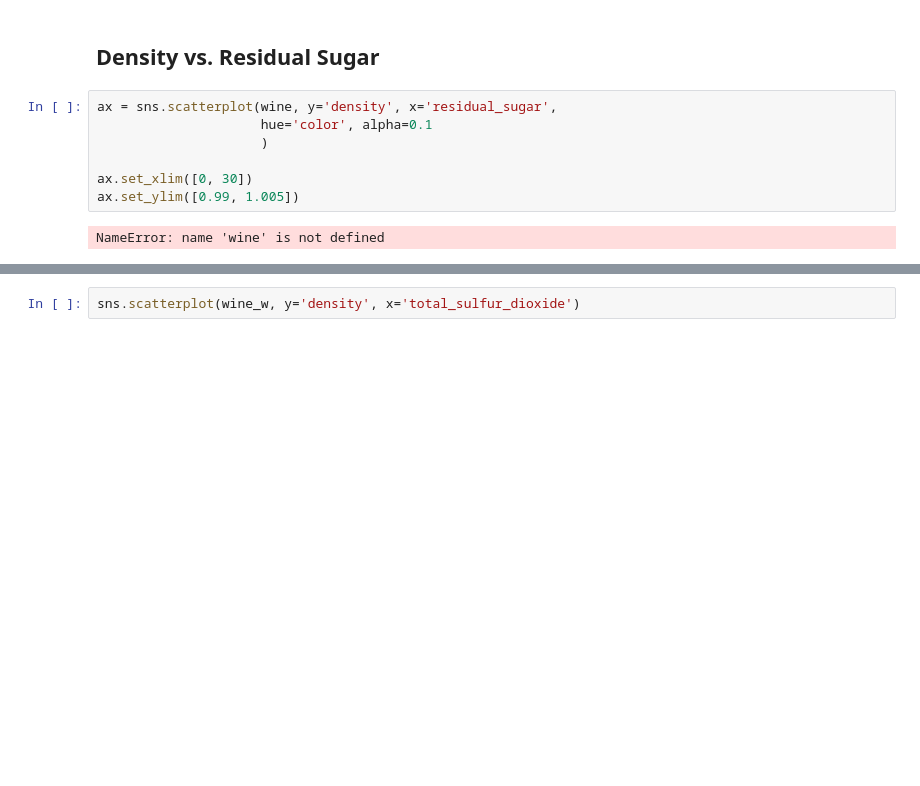
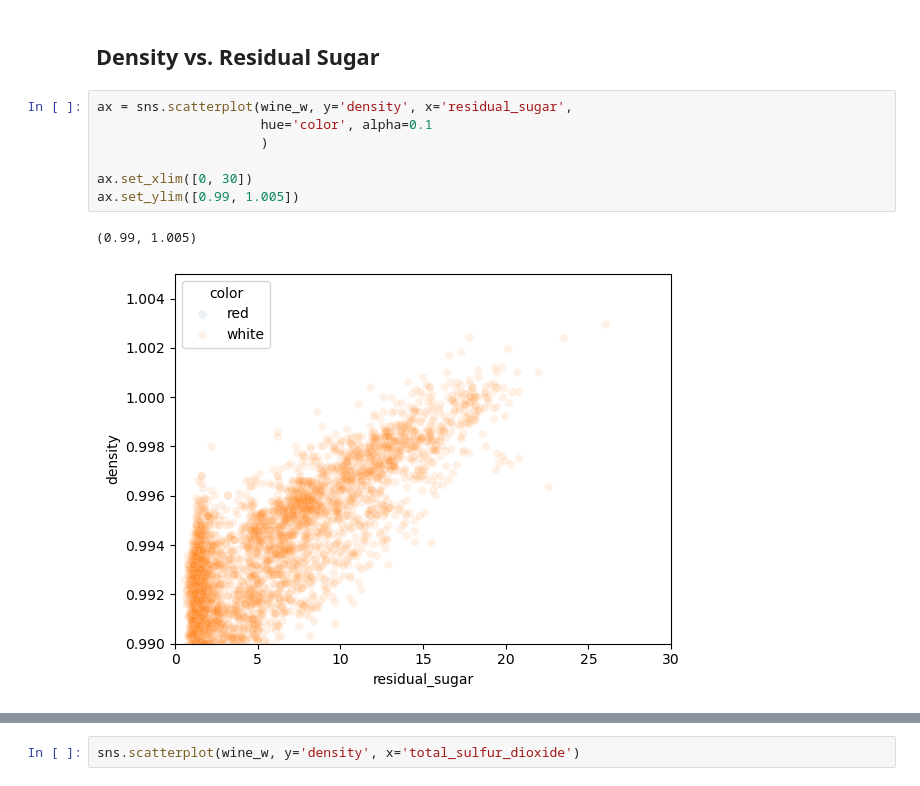
Before and after one commit to olemir/data-analysis-on-wine, a Jupyter notebook: notebooks/wine-quality_3-EDA_white-wine.ipynb, the cells around one changed output, grey strips where cells are left out. Drawn from its saved outputs; the diff is of its cells as text; blank space fills up the shorter version.

Commit message:
added utils + error fixes in white wine EDA

```diff
--- a/notebooks/wine-quality_3-EDA_white-wine.ipynb
+++ b/notebooks/wine-quality_3-EDA_white-wine.ipynb
@@ -1328,14 +1337,15 @@ sns.scatterplot(wine_w, y='density', x='sulphates')
 # %% [markdown]
 ## Density vs. Residual Sugar
 # %%
-ax = sns.scatterplot(wine, y='density', x='residual_sugar',
+ax = sns.scatterplot(wine_w, y='density', x='residual_sugar',
                      hue='color', alpha=0.1
                      )
 
 ax.set_xlim([0, 30])
 ax.set_ylim([0.99, 1.005])
 # %% [output]
-NameError: name 'wine' is not defined
+(0.99, 1.005)
+[figure, added]
 # %%
 ax = sns.scatterplot(wine_w, y='density', x='residual_sugar', hue='quality_label', alpha=0.4)
 
```
Also changed, not shown: parts of 14 cells of this notebook, 2 other files.
